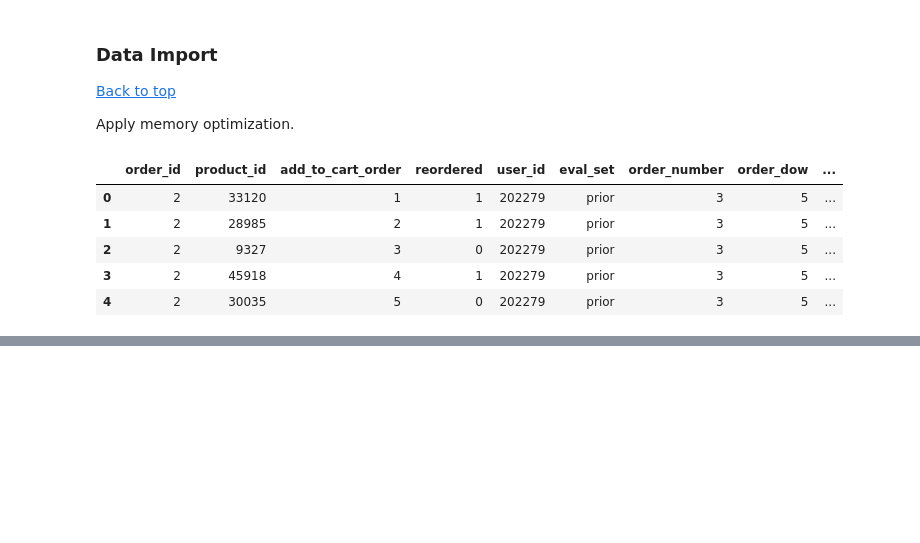
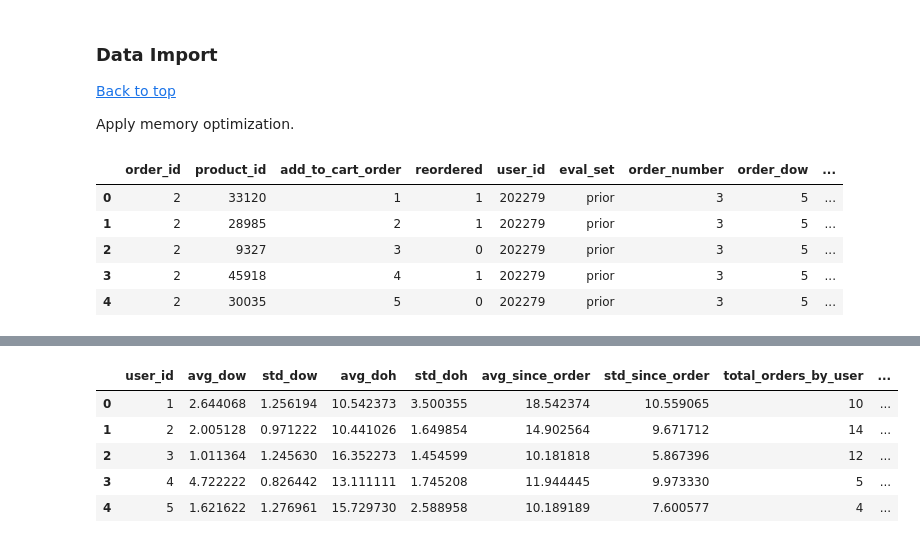
Before and after one commit to japoeder/Basket-Analysis, a Jupyter notebook: 4) Feature Engineering.ipynb, the cells around one changed output, grey strips where cells are left out. Cells and saved outputs as stored; diff of their text form; code cells hidden in the pictures; blank space fills up the shorter version.

```diff
--- a/4) Feature Engineering.ipynb
+++ b/4) Feature Engineering.ipynb
@@ -49,0 +55,3 @@ prior_df.head()
+# %%
+prior_df['user_buy_product_times'] = prior_df.groupby(['user_id', 'product_id']).cumcount() + 1
+prior_df.head()
@@ -49,0 +97,3 @@ prior_df.head()
+# %%
+# when no prior order, the value is null. Imputing as 0
+prior_df.days_since_prior_order = prior_df.days_since_prior_order.fillna(0)
@@ -49,0 +109,24 @@ prior_df.head()
+# %%
+cust_feats = prior_df.groupby('user_id').agg(
+    avg_dow=('order_dow', 'mean'),
+    std_dow=('order_dow', 'std'),
+    avg_doh=('order_hour_of_day', 'mean'),
+    std_doh=('order_hour_of_day', 'std'),
+    avg_since_order=('days_since_prior_order', 'mean'),
+    std_since_order=('days_since_prior_order', 'std'),
+    total_orders_by_user=('order_number', lambda x: x.nunique()),
+    total_products_by_user=('product_id', 'count'),
+    total_unique_product_by_user=('product_id', lambda x: x.nunique()),
+    total_reorders_by_user=('reordered', 'sum'),
+    reorder_propotion_by_user=('reordered', 'mean')
+)
+# %%
+cust_feats.reset_index(inplace = True)
+cust_feats.head()
+# %% [output]
+|  | user_id | avg_dow | std_dow | avg_doh | std_doh | avg_since_order | std_since_order | total_orders_by_user | ... |
+| 0 | 1 | 2.644068 | 1.256194 | 10.542373 | 3.500355 | 18.542374 | 10.559065 | 10 | ... |
+| 1 | 2 | 2.005128 | 0.971222 | 10.441026 | 1.649854 | 14.902564 | 9.671712 | 14 | ... |
+| 2 | 3 | 1.011364 | 1.245630 | 16.352273 | 1.454599 | 10.181818 | 5.867396 | 12 | ... |
+| 3 | 4 | 4.722222 | 0.826442 | 13.111111 | 1.745208 | 11.944445 | 9.973330 | 5 | ... |
+| 4 | 5 | 1.621622 | 1.276961 | 15.729730 | 2.588958 | 10.189189 | 7.600577 | 4 | ... |
```
Also changed, not shown: parts of 13 cells of this notebook.
